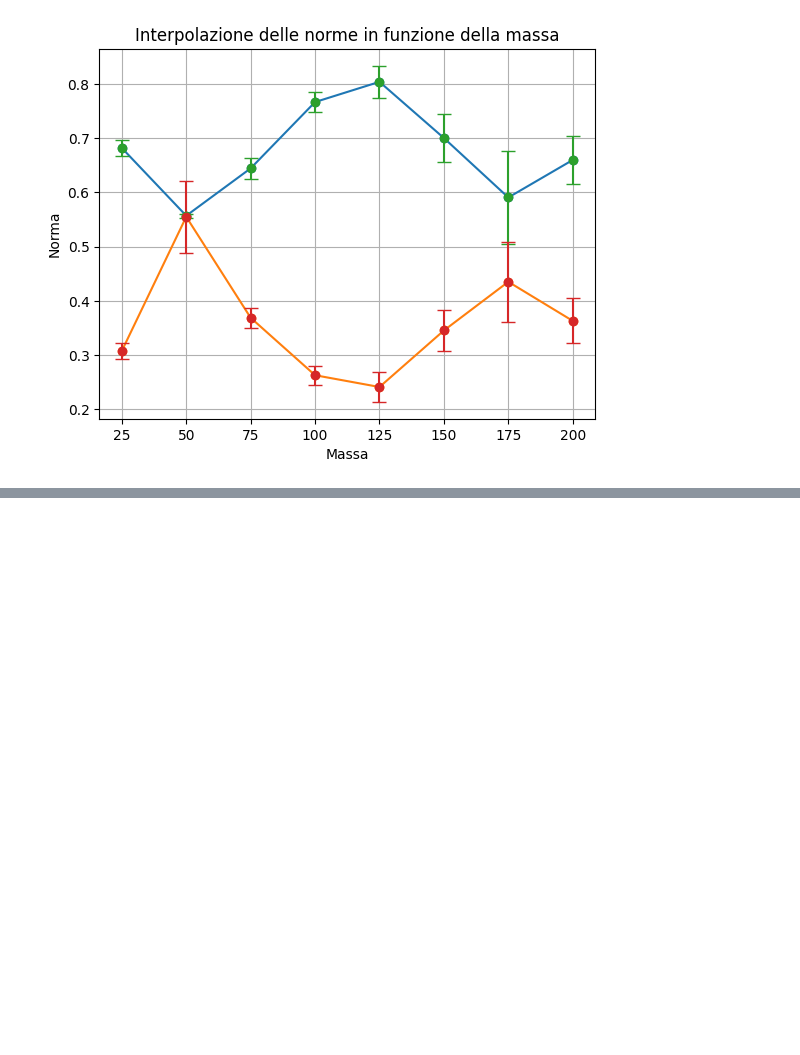
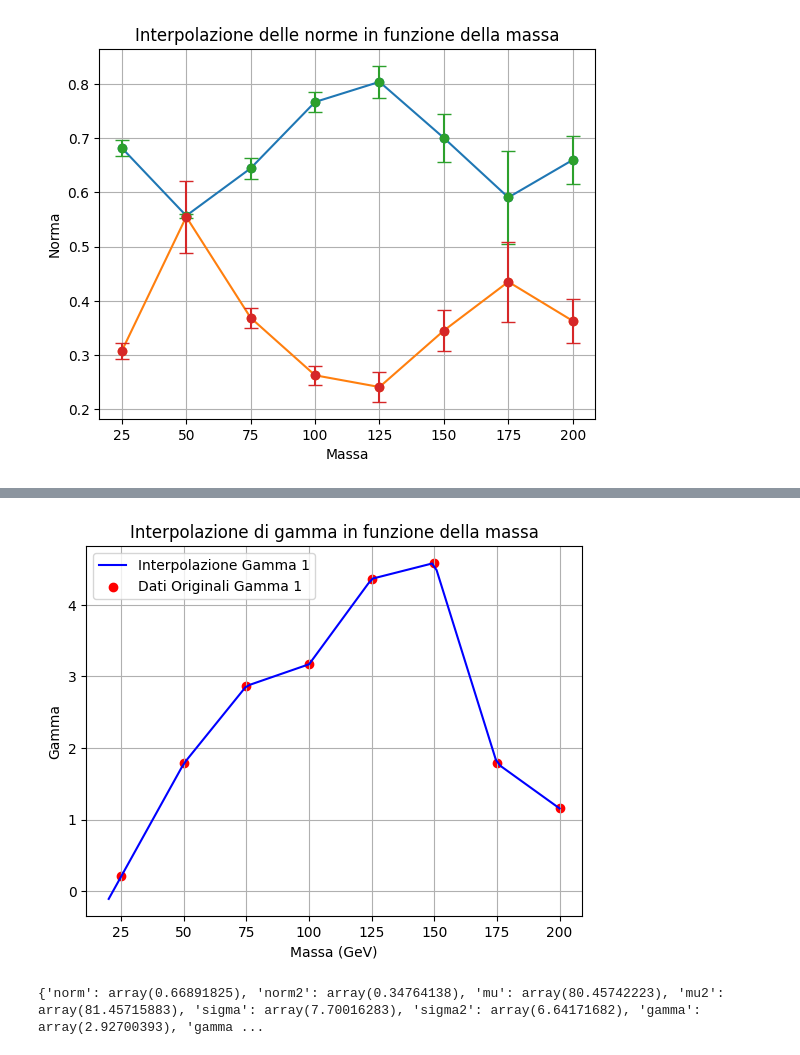
Before and after one commit to riccardocanterini-cyber/Tesi, a Jupyter notebook: Fit_Bifunzione/Interpolazione_BF.ipynb, the cells around one changed output, grey strips where cells are left out. Saved outputs shown, nothing was run; the diff lists cells and outputs as text; code cells hidden in the pictures; blank space fills up the shorter version.

```diff
--- a/Fit_Bifunzione/Interpolazione_BF.ipynb
+++ b/Fit_Bifunzione/Interpolazione_BF.ipynb
@@ -139,3 +207,21 @@ plt.show()
 [0.001, 0.001, 0.001, 0.001, 0.001, 0.001, 0.001, 0.001]
 [1e-05, 1e-05, 1e-05, 1e-05, 1e-05, 1e-05, 1e-05, 1e-05]
 [figure]
+# %%
+#Interpoliamo una sola gamma, l'alta è costanete
+
+
+gamma_interpolation = interp1d(masse, gamma, kind='linear', fill_value='extrapolate')
+
+gamma_interpolated = gamma_interpolation(mass_range)
+
+plt.figure()
+plt.plot(mass_range, gamma_interpolated, label='Interpolazione Gamma 1', color='blue')
+plt.scatter(masse, gamma, color='red', label    ='Dati Originali Gamma 1')
+plt.xlabel("Massa (GeV)")
+plt.ylabel("Gamma")
+plt.title("Interpolazione di gamma in funzione della massa")
+plt.legend()
+plt.grid()
+# %% [output]
+[figure, added]
@@ -141,0 +257,8 @@ plt.show()
+# %%
+DoubleVoigtFit_80 = DoubleVoigtFit(80, fit_MH_values)
+
+print(DoubleVoigtFit_80.get_fit_parameters())
+
+fit_parameters_80 = DoubleVoigtFit_80.get_fit_parameters()
+# %% [output]
+{'norm': array(0.66891825), 'norm2': array(0.34764138), 'mu': array(80.45742223), 'mu2': array(81.45715883), 'sigma': array(7.70016283), 'sigma2': array(6.64171682), 'gamma': array(2.92700393), 'gamma ...
```
Also changed, not shown: parts of 10 cells of this notebook, 10 other files.
